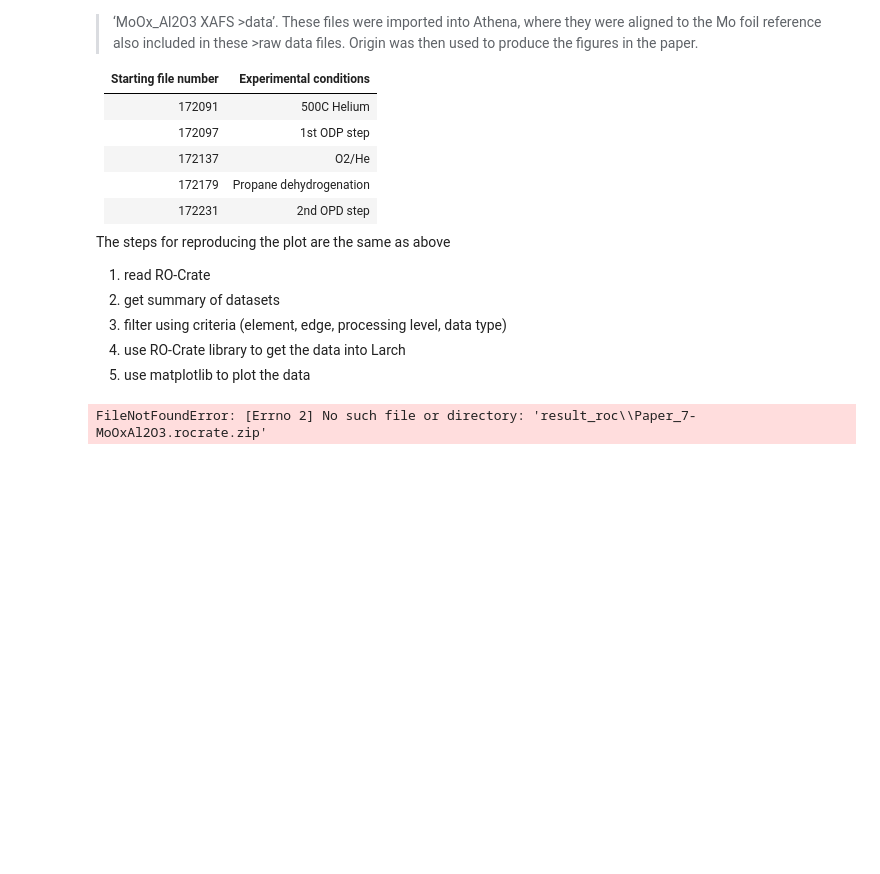
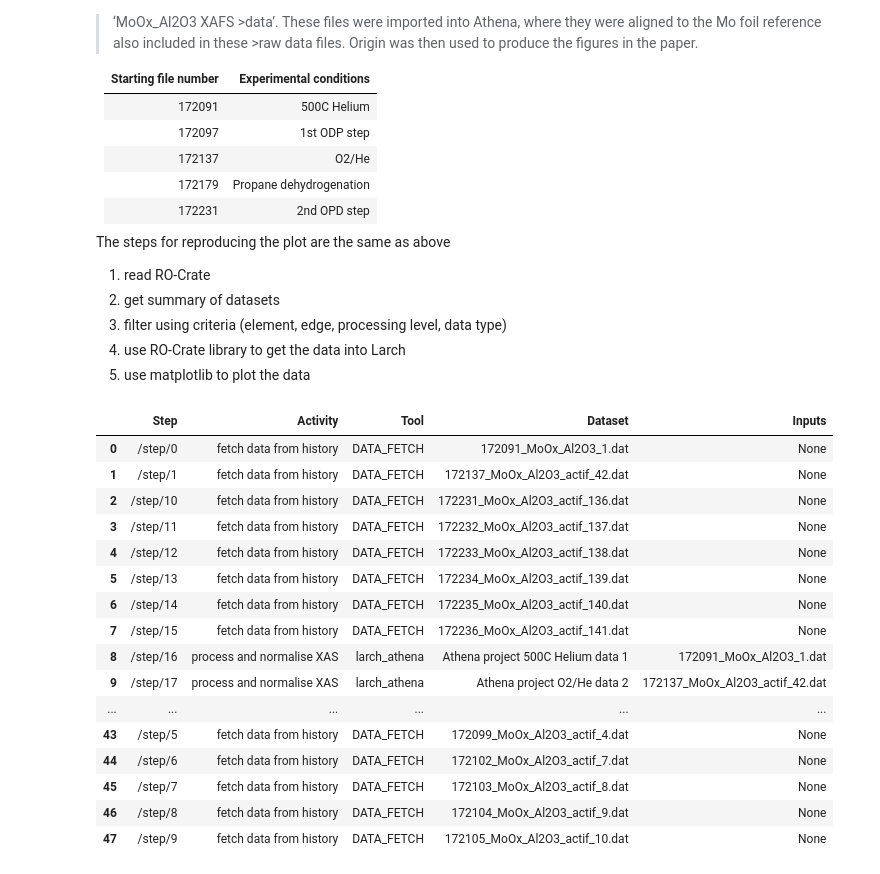
Before and after one commit to scman1/Galaxy-RO-Crate-Parse, a Jupyter notebook: Use RO-Crate Datasets.ipynb, the cells around one changed output. Drawn from its saved outputs; the diff is of its cells as text; code cells hidden in the pictures; blank space fills up the shorter version.

```diff
--- a/Use RO-Crate Datasets.ipynb
+++ b/Use RO-Crate Datasets.ipynb
@@ -414,18 +414,34 @@ The steps for reproducing the plot are the same as above
 The code below shows how to get the RO-Crate provenance metadata.
 In this case there is no need to import libraries or show the graph
 # %%
-file_name = "Paper_7-MoOxAl2O3.rocrate.zip"
+file_name = "Paper_7-MoOxAl2O3.rocrate.prov.zip"
 
 file_path = Path("./result_roc", file_name)
 
 # get the PROV-O graph from the RO-Crate
 roc_prov = get_roc_provenance(file_path)
 
 #plan_dot = draw_prov_only(roc_prov)
 #display(plan_dot)
 
 #get datasets provenance from the roc graph
 datasets_provenance = get_datasets_prov(roc_prov)
 display(HTML(datasets_provenance.to_html().replace("\\n","<br>")))
 # %% [output]
-FileNotFoundError: [Errno 2] No such file or directory: 'result_roc\\Paper_7-MoOxAl2O3.rocrate.zip'
+|  | Step | Activity | Tool | Dataset | Inputs |
+| 0 | /step/0 | fetch data from history | DATA_FETCH | 172091_MoOx_Al2O3_1.dat | None |
+| 1 | /step/1 | fetch data from history | DATA_FETCH | 172137_MoOx_Al2O3_actif_42.dat | None |
+| 2 | /step/10 | fetch data from history | DATA_FETCH | 172231_MoOx_Al2O3_actif_136.dat | None |
+| 3 | /step/11 | fetch data from history | DATA_FETCH | 172232_MoOx_Al2O3_actif_137.dat | None |
+| 4 | /step/12 | fetch data from history | DATA_FETCH | 172233_MoOx_Al2O3_actif_138.dat | None |
+| 5 | /step/13 | fetch data from history | DATA_FETCH | 172234_MoOx_Al2O3_actif_139.dat | None |
+| 6 | /step/14 | fetch data from history | DATA_FETCH | 172235_MoOx_Al2O3_actif_140.dat | None |
+| 7 | /step/15 | fetch data from history | DATA_FETCH | 172236_MoOx_Al2O3_actif_141.dat | None |
+| 8 | /step/16 | process and normalise XAS | larch_athena | Athena project 500C Helium data 1 | 172091_MoOx_Al2O3_1.dat |
+| 9 | /step/17 | process and normalise XAS | larch_athena | Athena project O2/He data 2 | 172137_MoOx_Al2O3_actif_42.dat |
+| ... | ... | ... | ... | ... | ... |
+| 43 | /step/5 | fetch data from history | DATA_FETCH | 172099_MoOx_Al2O3_actif_4.dat | None |
+| 44 | /step/6 | fetch data from history | DATA_FETCH | 172102_MoOx_Al2O3_actif_7.dat | None |
+| 45 | /step/7 | fetch data from history | DATA_FETCH | 172103_MoOx_Al2O3_actif_8.dat | None |
+| 46 | /step/8 | fetch data from history | DATA_FETCH | 172104_MoOx_Al2O3_actif_9.dat | None |
+| 47 | /step/9 | fetch data from history | DATA_FETCH | 172105_MoOx_Al2O3_actif_10.dat | None |
```
